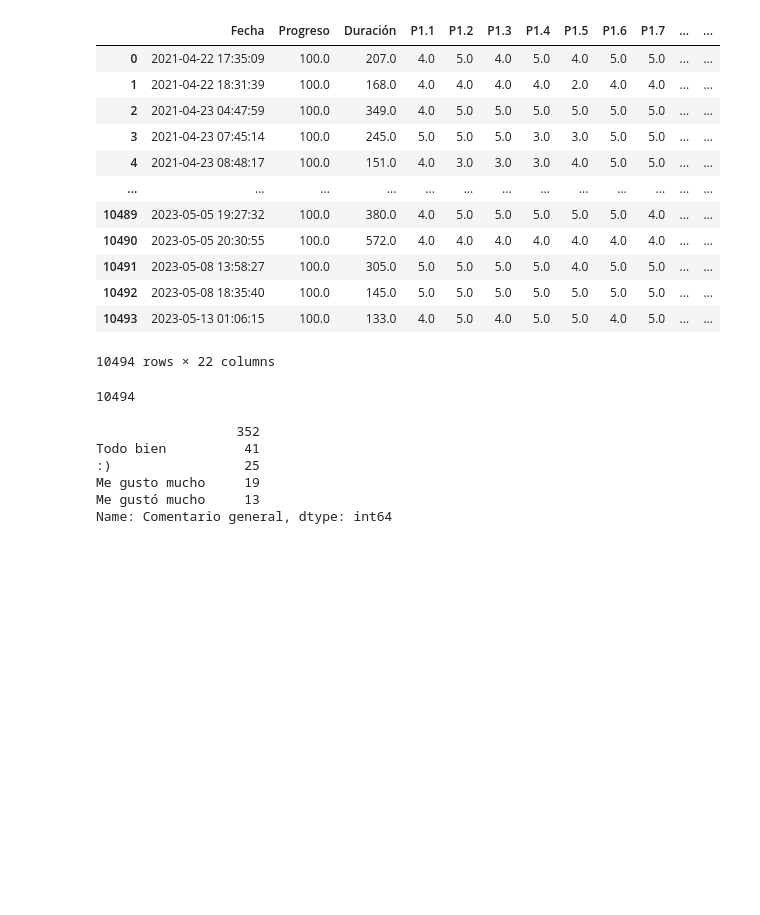
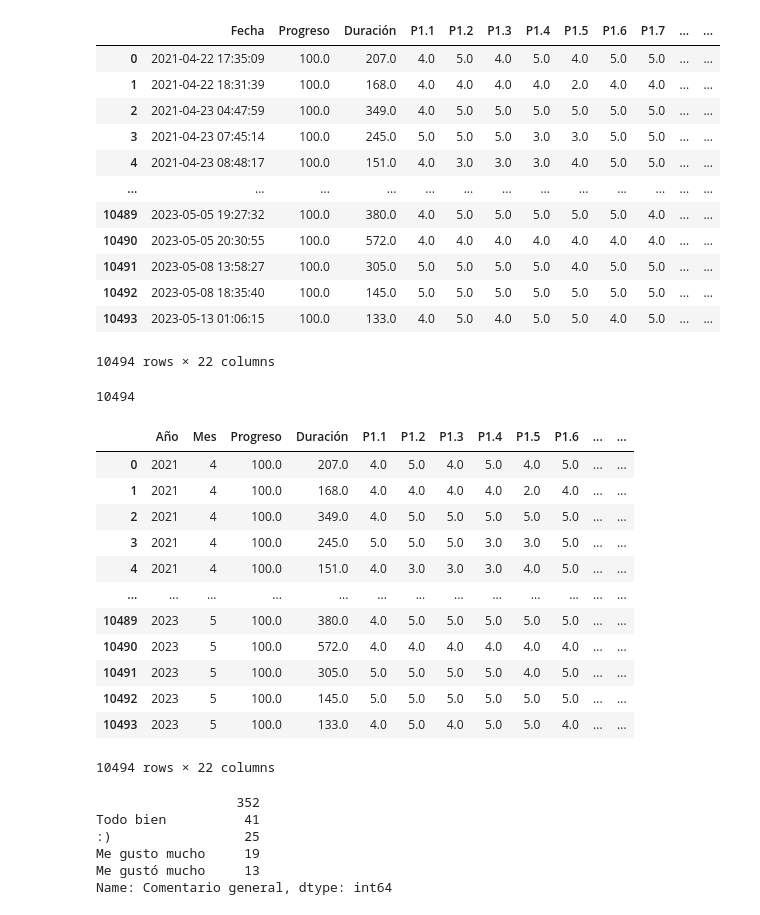
Before and after one commit to PameRuiz25/ActividadFormativaM2-Equipo2, a Jupyter notebook: proyecto1.ipynb, the cells around one changed output. Drawn from its saved outputs; the diff is of its cells as text; code cells hidden in the pictures; blank space fills up the shorter version.

```diff
--- a/proyecto1.ipynb
+++ b/proyecto1.ipynb
@@ -313,6 +312,29 @@ df
 df["OSF"].notnull().sum()
 # %% [output]
 10494
+# %%
+df['Año'] = df['Fecha'].dt.year
+df['Mes'] = df['Fecha'].dt.month
+df.drop(["Fecha","CRN"],axis=1,inplace=True)
+temp_cols=df.columns.tolist()
+new_cols=temp_cols[-1:] + temp_cols[:-1]
+new_cols=new_cols[-1:] + new_cols[:-1]
+df=df[new_cols]
+df
+# %% [output]
+|  | Año | Mes | Progreso | Duración | P1.1 | P1.2 | P1.3 | P1.4 | P1.5 | P1.6 | ... | ... |
+| 0 | 2021 | 4 | 100.0 | 207.0 | 4.0 | 5.0 | 4.0 | 5.0 | 4.0 | 5.0 | ... | ... |
+| 1 | 2021 | 4 | 100.0 | 168.0 | 4.0 | 4.0 | 4.0 | 4.0 | 2.0 | 4.0 | ... | ... |
+| 2 | 2021 | 4 | 100.0 | 349.0 | 4.0 | 5.0 | 5.0 | 5.0 | 5.0 | 5.0 | ... | ... |
+| 3 | 2021 | 4 | 100.0 | 245.0 | 5.0 | 5.0 | 5.0 | 3.0 | 3.0 | 5.0 | ... | ... |
+| 4 | 2021 | 4 | 100.0 | 151.0 | 4.0 | 3.0 | 3.0 | 3.0 | 4.0 | 5.0 | ... | ... |
+| ... | ... | ... | ... | ... | ... | ... | ... | ... | ... | ... | ... | ... |
+| 10489 | 2023 | 5 | 100.0 | 380.0 | 4.0 | 5.0 | 5.0 | 5.0 | 5.0 | 5.0 | ... | ... |
+| 10490 | 2023 | 5 | 100.0 | 572.0 | 4.0 | 4.0 | 4.0 | 4.0 | 4.0 | 4.0 | ... | ... |
+| 10491 | 2023 | 5 | 100.0 | 305.0 | 5.0 | 5.0 | 5.0 | 5.0 | 4.0 | 5.0 | ... | ... |
+| 10492 | 2023 | 5 | 100.0 | 145.0 | 5.0 | 5.0 | 5.0 | 5.0 | 5.0 | 5.0 | ... | ... |
+| 10493 | 2023 | 5 | 100.0 | 133.0 | 4.0 | 5.0 | 4.0 | 5.0 | 5.0 | 4.0 | ... | ... |
+10494 rows × 22 columns
 # %%
 #Valores atipicos
 #Preguntas
```
Also changed, not shown: parts of 9 cells of this notebook.
